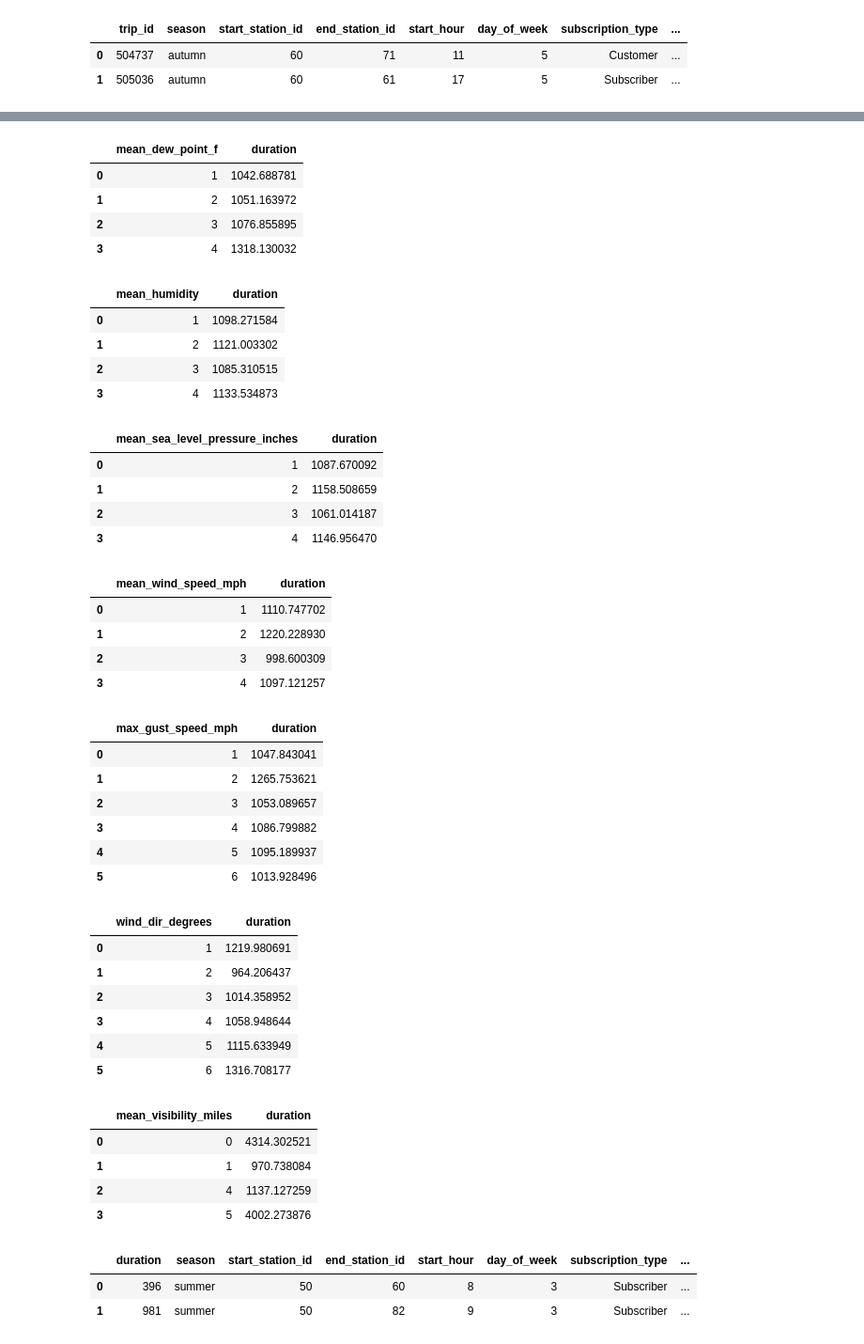
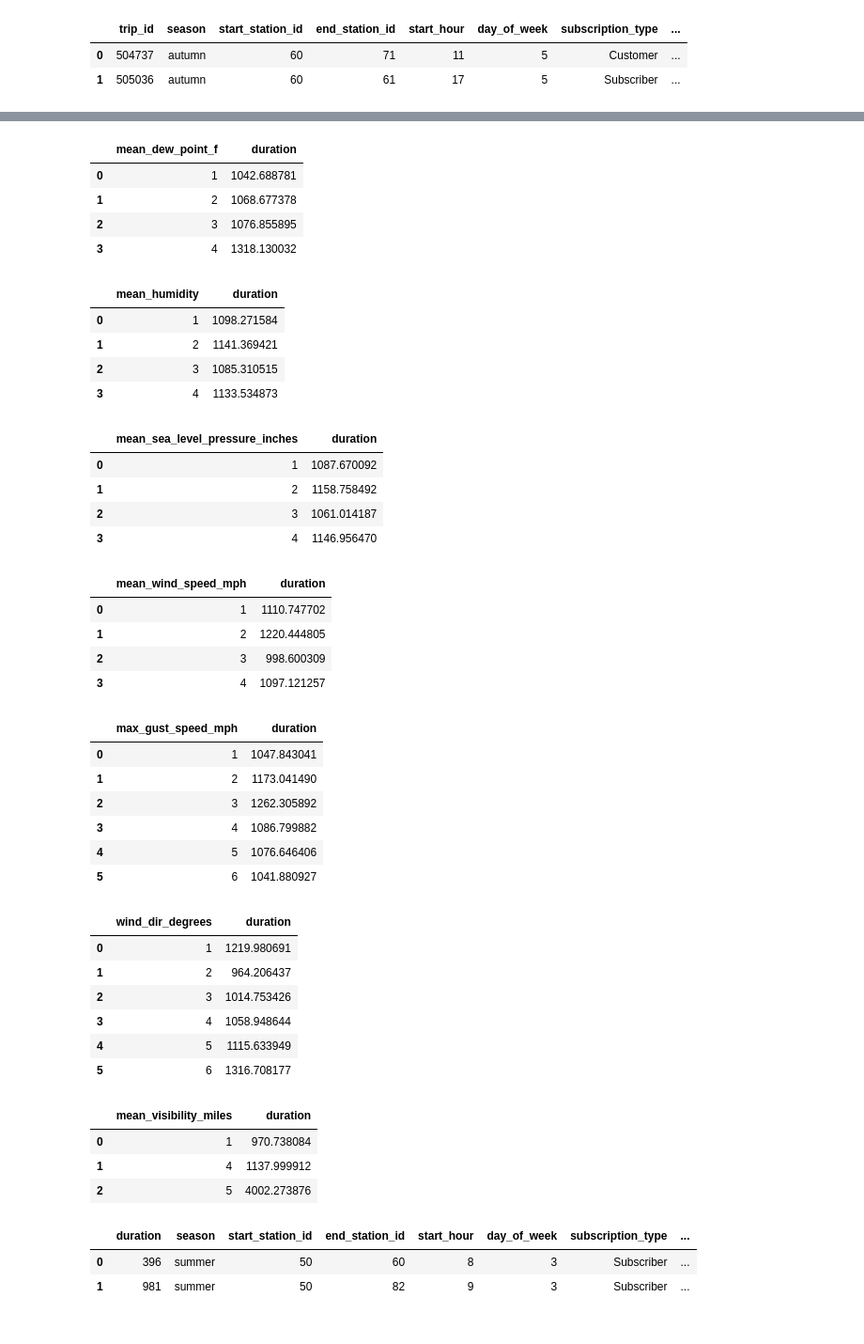
Before and after one commit to diegoirra/San-Francisco-Biking-Machine-Learning, a Jupyter notebook: tp2.ipynb, the cells around one changed output, grey strips where cells are left out. Shown: that part at 94% size. Cells and saved outputs as stored; diff of their text form; code cells hidden in the pictures.

```diff
--- a/tp2.ipynb
+++ b/tp2.ipynb
@@ -40,58 +41,64 @@ train[['mean_temperature_f', 'duration']].groupby(['mean_temperature_f'], as_ind
 | 3 | 4 | 1179.927536 |
 | 4 | 5 | 1129.538014 |
 # %%
+train['mean_dew_point_f'].fillna(train['mean_dew_point_f'].dropna().median(), inplace=True)
 group_names = ['1', '2', '3', '4']
 train['mean_dew_point_f'] = pd.qcut(train['mean_dew_point_f'], 4, labels=group_names)
 train[['mean_dew_point_f', 'duration']].groupby(['mean_dew_point_f'], as_index=False).mean().sort_values(by='mean_dew_point_f', ascending=True)
 # %% [output]
 |  | mean_dew_point_f | duration |
 | 0 | 1 | 1042.688781 |
-| 1 | 2 | 1051.163972 |
+| 1 | 2 | 1068.677378 |
 | 2 | 3 | 1076.855895 |
 | 3 | 4 | 1318.130032 |
 # %%
+train['mean_humidity'].fillna(train['mean_humidity'].dropna().median(), inplace=True)
 group_names = ['1', '2', '3', '4']
 train['mean_humidity'] = pd.qcut(train['mean_humidity'], 4, labels=group_names)
 train[['mean_humidity', 'duration']].groupby(['mean_humidity'], as_index=False).mean().sort_values(by='mean_humidity', ascending=True)
 # %% [output]
 |  | mean_humidity | duration |
 | 0 | 1 | 1098.271584 |
-| 1 | 2 | 1121.003302 |
+| 1 | 2 | 1141.369421 |
 | 2 | 3 | 1085.310515 |
 | 3 | 4 | 1133.534873 |
 # %%
+train['mean_sea_level_pressure_inches'].fillna(train['mean_sea_level_pressure_inches'].dropna().median(), inplace=True)
 group_names = ['1', '2', '3', '4']
 train['mean_sea_level_pressure_inches'] = pd.qcut(train['mean_sea_level_pressure_inches'], 4, labels=group_names)
 train[['mean_sea_level_pressure_inches', 'duration']].groupby(['mean_sea_level_pressure_inches'], as_index=False).mean().sort_values(by='mean_sea_level_pressure_inches', ascending=True)
 # %% [output]
 |  | mean_sea_level_pressure_inches | duration |
 | 0 | 1 | 1087.670092 |
-| 1 | 2 | 1158.508659 |
+| 1 | 2 | 1158.758492 |
 | 2 | 3 | 1061.014187 |
 | 3 | 4 | 1146.956470 |
 # %%
+train['mean_wind_speed_mph'].fillna(train['mean_wind_speed_mph'].dropna().median(), inplace=True)
 group_names = ['1', '2', '3', '4']
 train['mean_wind_speed_mph'] = pd.qcut(train['mean_wind_speed_mph'], 4, labels=group_names)
 train[['mean_wind_speed_mph', 'duration']].groupby(['mean_wind_speed_mph'], as_index=False).mean().sort_values(by='mean_wind_speed_mph', ascending=True)
 # %% [output]
 |  | mean_wind_speed_mph | duration |
 | 0 | 1 | 1110.747702 |
-| 1 | 2 | 1220.228930 |
+| 1 | 2 | 1220.444805 |
 | 2 | 3 | 998.600309 |
 | 3 | 4 | 1097.121257 |
 # %%
+train['max_gust_speed_mph'].fillna(train['max_gust_speed_mph'].dropna().median(), inplace=True)
 group_names = ['1', '2', '3', '4', '5', '6']
 train['max_gust_speed_mph'] = pd.qcut(train['max_gust_speed_mph'], 6, labels=group_names)
 train[['max_gust_speed_mph', 'duration']].groupby(['max_gust_speed_mph'], as_index=False).mean().sort_values(by='max_gust_speed_mph', ascending=True)
 # %% [output]
 |  | max_gust_speed_mph | duration |
 | 0 | 1 | 1047.843041 |
-| 1 | 2 | 1265.753621 |
-| 2 | 3 | 1053.089657 |
+| 1 | 2 | 1173.041490 |
+| 2 | 3 | 1262.305892 |
 | 3 | 4 | 1086.799882 |
-| 4 | 5 | 1095.189937 |
-| 5 | 6 | 1013.928496 |
+| 4 | 5 | 1076.646406 |
+| 5 | 6 | 1041.880927 |
 # %%
+train['wind_dir_degrees'].fillna(train['wind_dir_degrees'].dropna().median(), inplace=True)
 group_names = ['1', '2', '3', '4', '5', '6']
 train['wind_dir_degrees'] = pd.qcut(train['wind_dir_degrees'], 6, labels=group_names)
 train[['wind_dir_degrees', 'duration']].groupby(['wind_dir_degrees'], as_index=False).mean().sort_values(by='wind_dir_degrees', ascending=True)
@@ -99,23 +106,23 @@ train[['wind_dir_degrees', 'duration']].groupby(['wind_dir_degrees'], as_index=F
 |  | wind_dir_degrees | duration |
 | 0 | 1 | 1219.980691 |
 | 1 | 2 | 964.206437 |
-| 2 | 3 | 1014.358952 |
+| 2 | 3 | 1014.753426 |
 | 3 | 4 | 1058.948644 |
 | 4 | 5 | 1115.633949 |
 | 5 | 6 | 1316.708177 |
 # %%
 def pct_rank_qcut(series, n):
     edges = pd.Series([float(i) / n for i in range(n + 1)])
     f = lambda x: (edges >= x).argmax()
     return series.rank(pct=1).apply(f)
 
+train['mean_visibility_miles'].fillna(train['mean_visibility_miles'].dropna().median(), inplace=True)
 train['mean_visibility_miles'] = train['mean_visibility_miles'].astype(float)
 train['mean_visibility_miles'] = pct_rank_qcut(train.mean_visibility_miles, 5)
 
 train[['mean_visibility_miles', 'duration']].groupby(['mean_visibility_miles'], as_index=False).mean().sort_values(by='mean_visibility_miles', ascending=True)
 # %% [output]
 |  | mean_visibility_miles | duration |
-| 0 | 0 | 4314.302521 |
-| 1 | 1 | 970.738084 |
-| 2 | 4 | 1137.127259 |
-| 3 | 5 | 4002.273876 |
+| 0 | 1 | 970.738084 |
+| 1 | 4 | 1137.999912 |
+| 2 | 5 | 4002.273876 |
```
Also changed, not shown: parts of 9 cells of this notebook, 1 other file.
